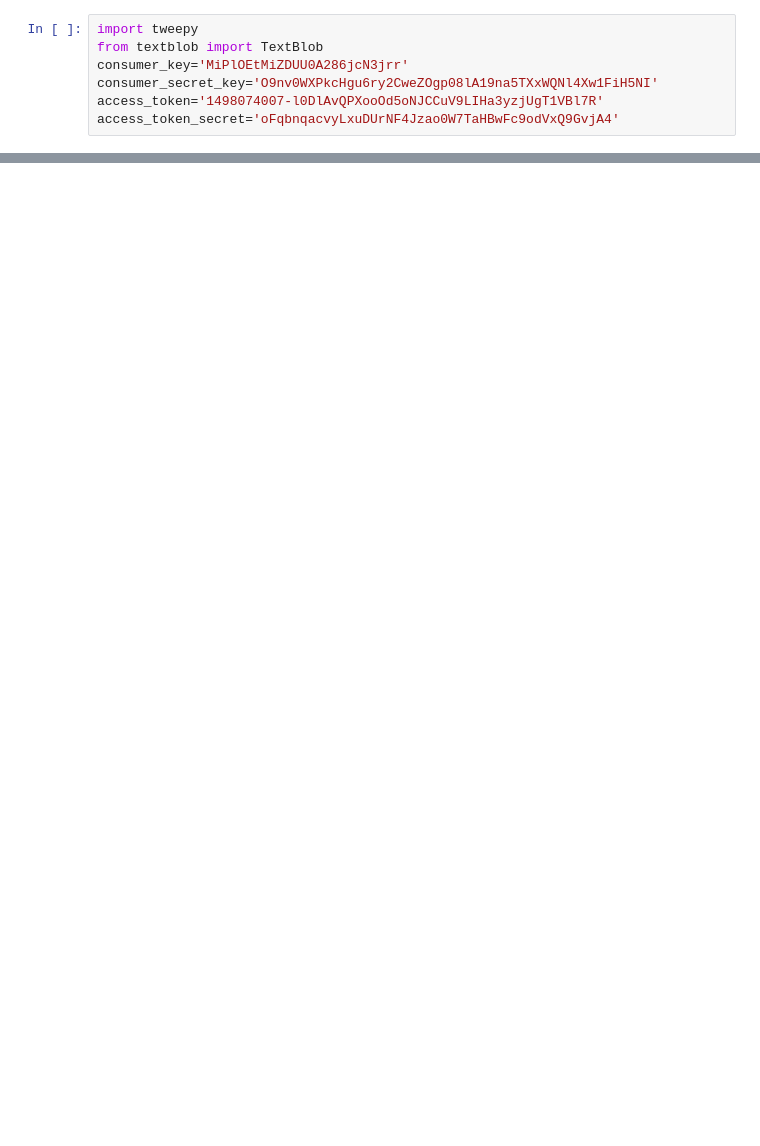
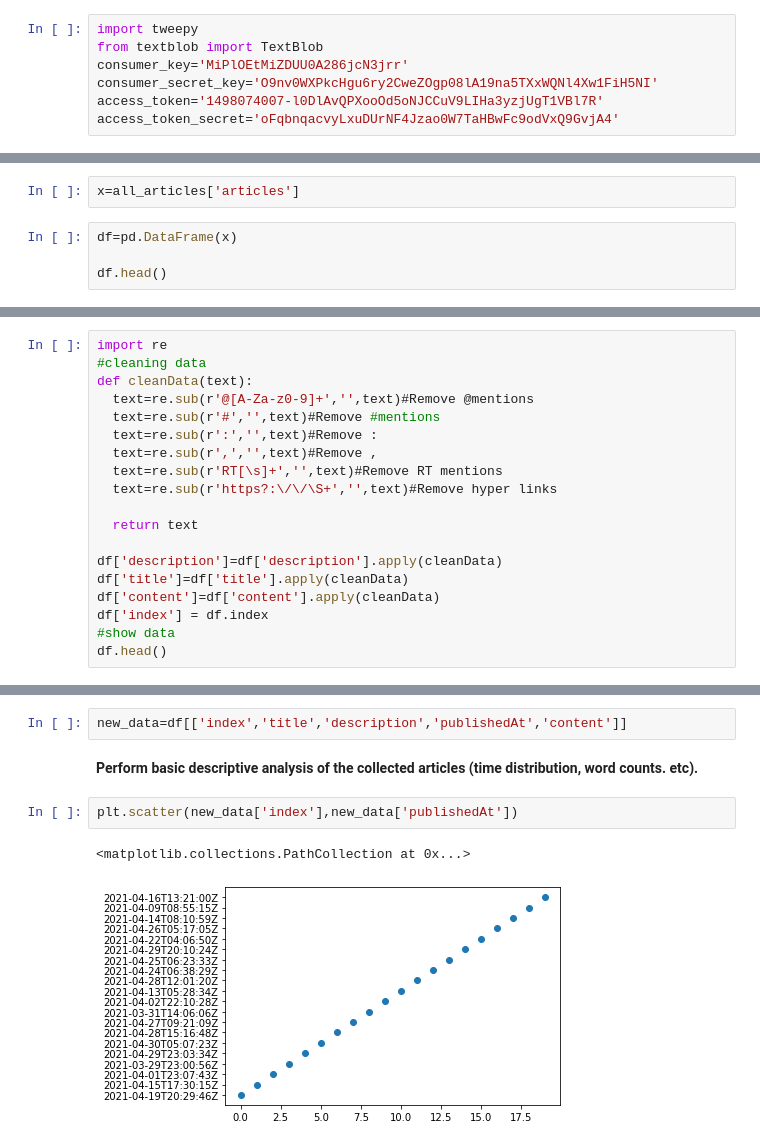
Before and after one commit to ishancoderr/3D_modeling, a Jupyter notebook: tweety01.ipynb, the cells around one changed output, grey strips where cells are left out. Saved outputs shown, nothing was run; the diff lists cells and outputs as text; blank space fills up the shorter version.

```diff
--- a/tweety01.ipynb
+++ b/tweety01.ipynb
@@ -37,0 +158,6 @@ Brexit: Welche Rolle hat die Zivilgesellschaft gespielt? Beiträge: @debrige_ber
+# %%
+x=all_articles['articles']
+# %%
+df=pd.DataFrame(x)
+
+df.head()
@@ -37,0 +173,19 @@ Brexit: Welche Rolle hat die Zivilgesellschaft gespielt? Beiträge: @debrige_ber
+# %%
+import re
+#cleaning data
+def cleanData(text):
+  text=re.sub(r'@[A-Za-z0-9]+','',text)#Remove @mentions
+  text=re.sub(r'#','',text)#Remove #mentions
+  text=re.sub(r':','',text)#Remove :
+  text=re.sub(r',','',text)#Remove ,
+  text=re.sub(r'RT[\s]+','',text)#Remove RT mentions
+  text=re.sub(r'https?:\/\/\S+','',text)#Remove hyper links
+
+  return text
+
+df['description']=df['description'].apply(cleanData)
+df['title']=df['title'].apply(cleanData)
+df['content']=df['content'].apply(cleanData)
+df['index'] = df.index
+#show data
+df.head()
@@ -37,0 +199,9 @@ Brexit: Welche Rolle hat die Zivilgesellschaft gespielt? Beiträge: @debrige_ber
+# %%
+new_data=df[['index','title','description','publishedAt','content']]
+# %% [markdown]
+**Perform basic descriptive analysis of the collected articles (time distribution, word counts. etc).**
+# %%
+plt.scatter(new_data['index'],new_data['publishedAt'])
+# %% [output]
+<matplotlib.collections.PathCollection at 0x...>
+[figure, added]
```
Also changed, not shown: parts of 21 cells of this notebook.
